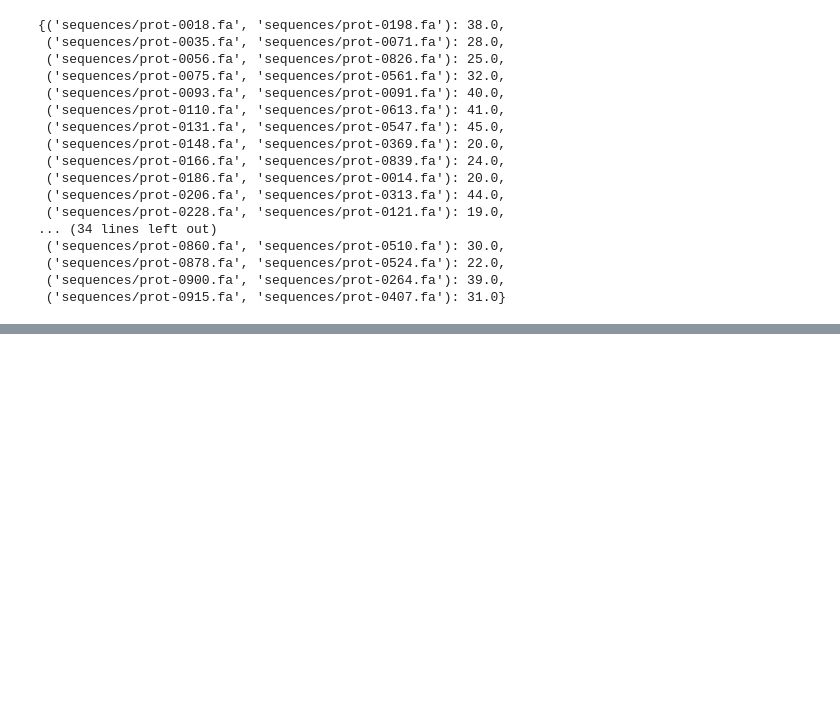
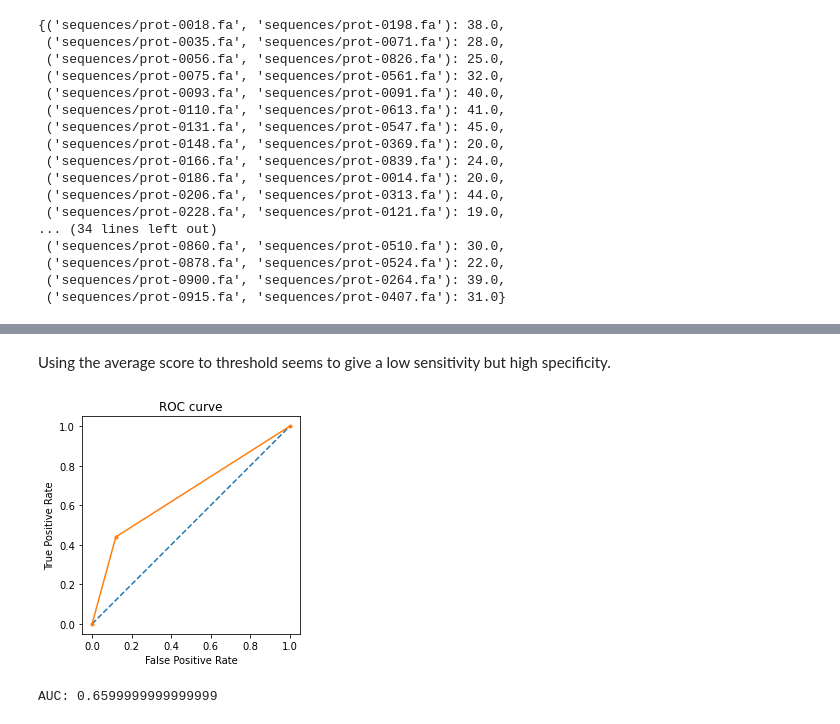
Before and after one commit to maggietsui/Project1, a Jupyter notebook: Margaret_Tsui_BMI203_HW1.ipynb, the cells around one changed output, grey strips where cells are left out. Drawn from its saved outputs; the diff is of its cells as text; code cells hidden in the pictures; blank space fills up the shorter version.

```diff
--- a/Margaret_Tsui_BMI203_HW1.ipynb
+++ b/Margaret_Tsui_BMI203_HW1.ipynb
@@ -193,0 +253,29 @@ neg_scores
+# %% [markdown]
+Using the average score to threshold seems to give a low sensitivity but high specificity.
+# %%
+from sklearn.metrics import roc_auc_score, roc_curve
+
+fpr, tpr, thresholds = roc_curve(df['actual'], df['predicted'])
+ns_probs = [False for _ in range(len(df['predicted']))]
+ns_fpr, ns_tpr, _ = roc_curve(df['actual'], ns_probs)
+
+fig = plt.figure()
+ax = fig.add_subplot(111)
+
+plt.plot(ns_fpr, ns_tpr, linestyle='--', label='No Skill')
+plt.plot(fpr, tpr, marker='.', label='Local alignment')
+
+plt.title('ROC curve')
+plt.xlabel('False Positive Rate')
+plt.ylabel('True Positive Rate')
+ax.set_aspect('equal', adjustable='box')
+# %% [output]
+[figure, added]
+# %%
+from sklearn.metrics import roc_auc_score
+
+# calculate AUC
+auc = roc_auc_score(df['actual'], df['predicted'])
+print("AUC: " + str(auc))
+# %% [output]
+AUC: 0.6599999999999999
```
Also changed, not shown: parts of 8 cells of this notebook, 2 other files.
